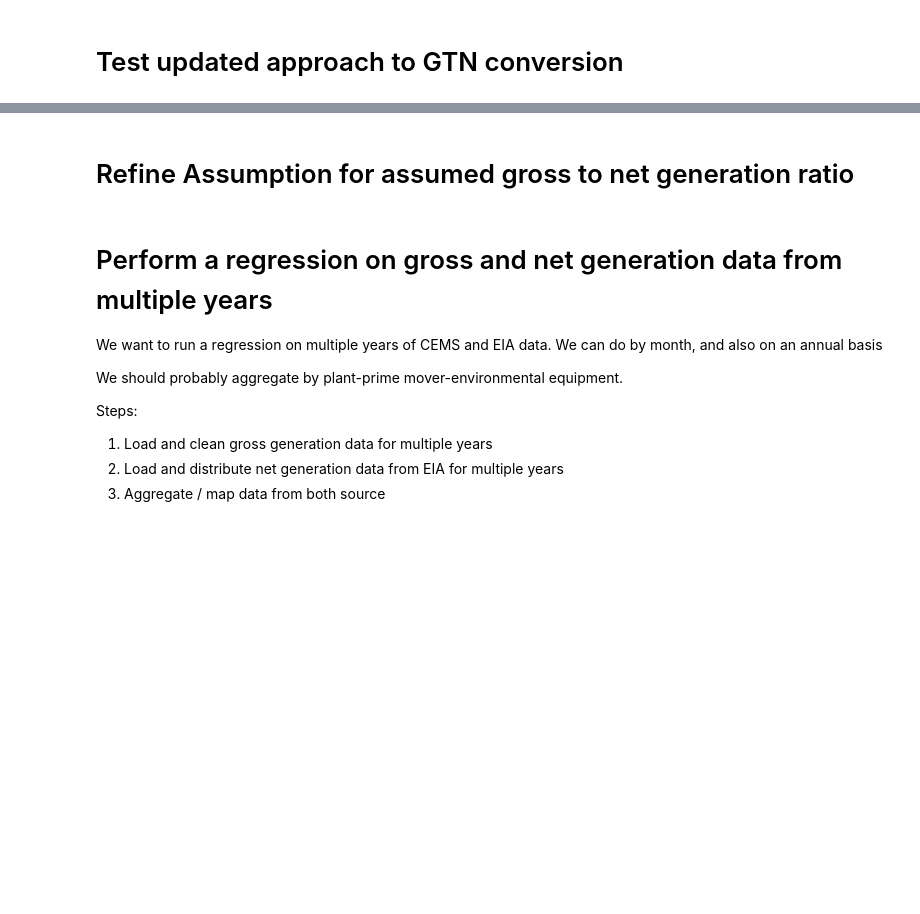
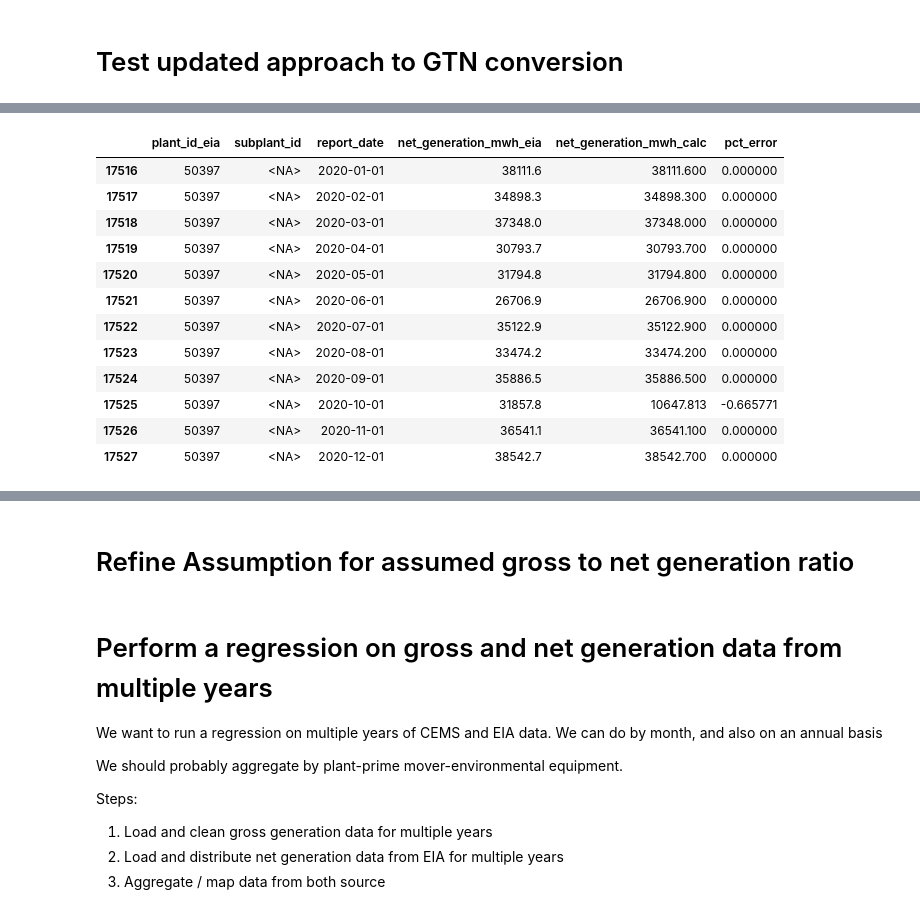
Before and after one commit to singularity-energy/open-grid-emissions, a Jupyter notebook: notebooks/test_gross_to_net.ipynb, the cells around one changed output, grey strips where cells are left out. Drawn from its saved outputs; the diff is of its cells as text; code cells hidden in the pictures; blank space fills up the shorter version.

```diff
--- a/notebooks/test_gross_to_net.ipynb
+++ b/notebooks/test_gross_to_net.ipynb
@@ -73,3 +40,16 @@ path_prefix = ''
 cems = pd.read_csv(f'../data/outputs/{path_prefix}{year}/cems_{year}.csv', dtype=get_dtypes(), parse_dates=['datetime_utc', 'report_date'])
 eia923_allocated = pd.read_csv(f'../data/outputs/{path_prefix}{year}/eia923_allocated_{year}.csv', dtype=get_dtypes(), parse_dates=['report_date'])
 plant_attributes = pd.read_csv(f"../data/outputs/{path_prefix}{year}/plant_static_attributes_{year}.csv")
+# %%
+# validate method
+
+# merge together monthly subplant totals from EIA and calculated from CEMS
+eia_netgen = eia923_allocated.groupby(['plant_id_eia',"subplant_id","report_date"], dropna=False).sum(min_count=1)['net_generation_mwh'].reset_index().dropna(subset="net_generation_mwh")
+calculated_netgen = cems.groupby(['plant_id_eia',"subplant_id","report_date"], dropna=False).sum()['net_generation_mwh'].reset_index()
+validated_ng = eia_netgen.merge(calculated_netgen, how="inner", on=['plant_id_eia',"subplant_id","report_date"], suffixes=("_eia","_calc"))
+
+validated_ng = validated_ng.round(3)
+validated_ng = validated_ng[validated_ng[["net_generation_mwh_eia","net_generation_mwh_calc"]].sum(axis=1) != 0]
+
+validated_ng['pct_error'] = (validated_ng['net_generation_mwh_calc'] - validated_ng['net_generation_mwh_eia']) / validated_ng['net_generation_mwh_eia']
+validated_ng.sort_values(by="pct_error")
@@ -76,3 +71,19 @@ plant_attributes = pd.read_csv(f"../data/outputs/{path_prefix}{year}/plant_stati
+# %%
+validated_ng[validated_ng["plant_id_eia"] == 50397]
+# %% [output]
+|  | plant_id_eia | subplant_id | report_date | net_generation_mwh_eia | net_generation_mwh_calc | pct_error |
+| 17516 | 50397 | <NA> | 2020-01-01 | 38111.6 | 38111.600 | 0.000000 |
+| 17517 | 50397 | <NA> | 2020-02-01 | 34898.3 | 34898.300 | 0.000000 |
+| 17518 | 50397 | <NA> | 2020-03-01 | 37348.0 | 37348.000 | 0.000000 |
+| 17519 | 50397 | <NA> | 2020-04-01 | 30793.7 | 30793.700 | 0.000000 |
+| 17520 | 50397 | <NA> | 2020-05-01 | 31794.8 | 31794.800 | 0.000000 |
+| 17521 | 50397 | <NA> | 2020-06-01 | 26706.9 | 26706.900 | 0.000000 |
+| 17522 | 50397 | <NA> | 2020-07-01 | 35122.9 | 35122.900 | 0.000000 |
+| 17523 | 50397 | <NA> | 2020-08-01 | 33474.2 | 33474.200 | 0.000000 |
+| 17524 | 50397 | <NA> | 2020-09-01 | 35886.5 | 35886.500 | 0.000000 |
+| 17525 | 50397 | <NA> | 2020-10-01 | 31857.8 | 10647.813 | -0.665771 |
+| 17526 | 50397 | <NA> | 2020-11-01 | 36541.1 | 36541.100 | 0.000000 |
+| 17527 | 50397 | <NA> | 2020-12-01 | 38542.7 | 38542.700 | 0.000000 |
 # %%
 # create a new version of cems before net generation was calculated
 cems_gross = cems.drop(columns=["net_generation_mwh", "gtn_method"])
```
Also changed, not shown: parts of 21 cells of this notebook, 3 other files.
